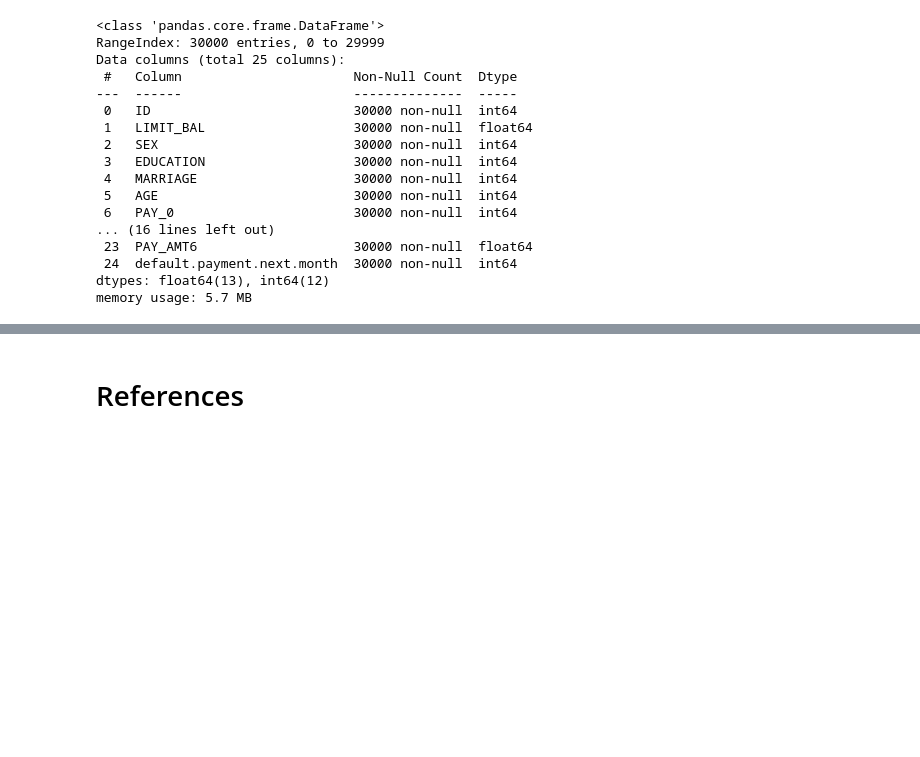
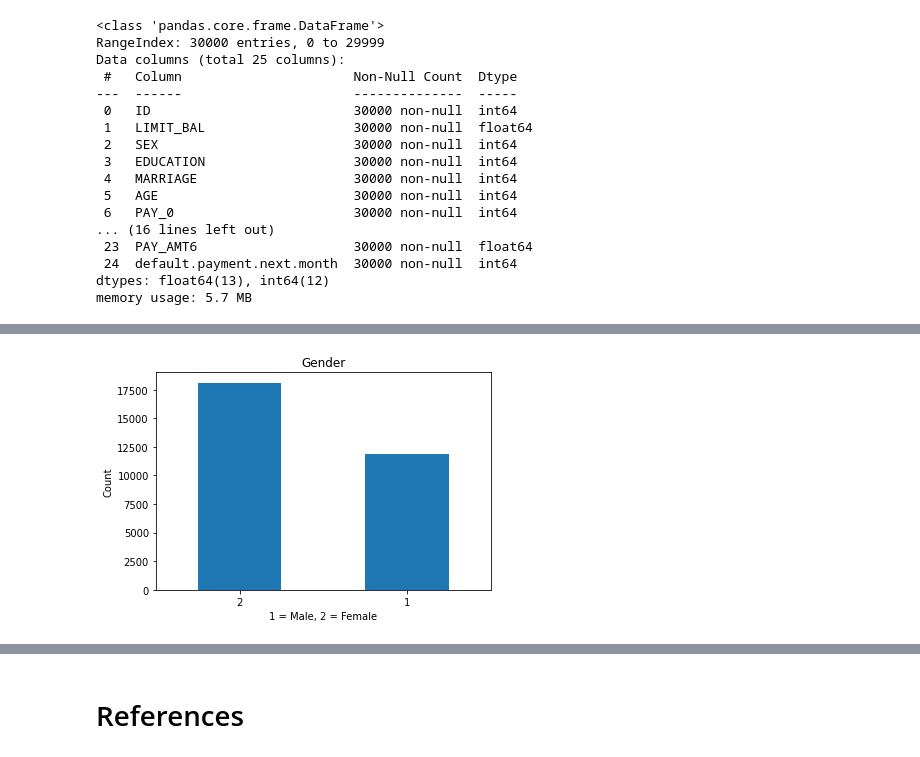
Before and after one commit to mwalbers1/DSC-609-Summer-2022, a Jupyter notebook: module-6-deep-learning.ipynb, the cells around one changed output, grey strips where cells are left out. Cells and saved outputs as stored; diff of their text form; code cells hidden in the pictures; blank space fills up the shorter version.

Commit message:
feat: Add visualization for features
Added bar and histogram plots for predictor variables

```diff
--- a/module-6-deep-learning.ipynb
+++ b/module-6-deep-learning.ipynb
@@ -65,0 +147,2 @@ memory usage: 5.7 MB
+# %%
+credit_card_df["MAX_PAY_DELAY_MONTHS"] = credit_card_df.apply(lambda x: get_maximum_payment_delay(x.PAY_0, x.PAY_2, x.PAY_3, x.PAY_4, x.PAY_5, x.PAY_6), axis=1)
@@ -65,0 +171,2 @@ memory usage: 5.7 MB
+# %%
+credit_card_df["MEAN_BILL_AMT"] = credit_card_df.apply(lambda x: calc_mean_bill_amount(x.BILL_AMT1,x.BILL_AMT2,x.BILL_AMT3,x.BILL_AMT4,x.BILL_AMT5,x.BILL_AMT6), axis=1)
@@ -65,0 +175,2 @@ memory usage: 5.7 MB
+# %%
+credit_card_df["MEAN_PAY_AMT"] = credit_card_df.apply(lambda x: calc_mean_pay_amount(x.PAY_AMT1,x.PAY_AMT2,x.PAY_AMT3,x.PAY_AMT4,x.PAY_AMT5,x.PAY_AMT6), axis=1)
@@ -65,0 +179,2 @@ memory usage: 5.7 MB
+# %%
+credit_card_df2 = credit_card_df[["LIMIT_BAL",	"SEX",	"EDUCATION",	"MARRIAGE",	"AGE", "MAX_PAY_DELAY_MONTHS", "MEAN_BILL_AMT", "MEAN_PAY_AMT", "DEFAULT_PMT_FLAG"]]
@@ -65,0 +232,8 @@ memory usage: 5.7 MB
+# %%
+credit_card_df2["SEX"].value_counts().plot(kind="bar", rot=0)
+plt.title("Gender")
+plt.ylabel("Count")
+plt.xlabel("1 = Male, 2 = Female")
+plt.show()
+# %% [output]
+[figure, added]
```
Also changed, not shown: parts of 49 cells of this notebook.
